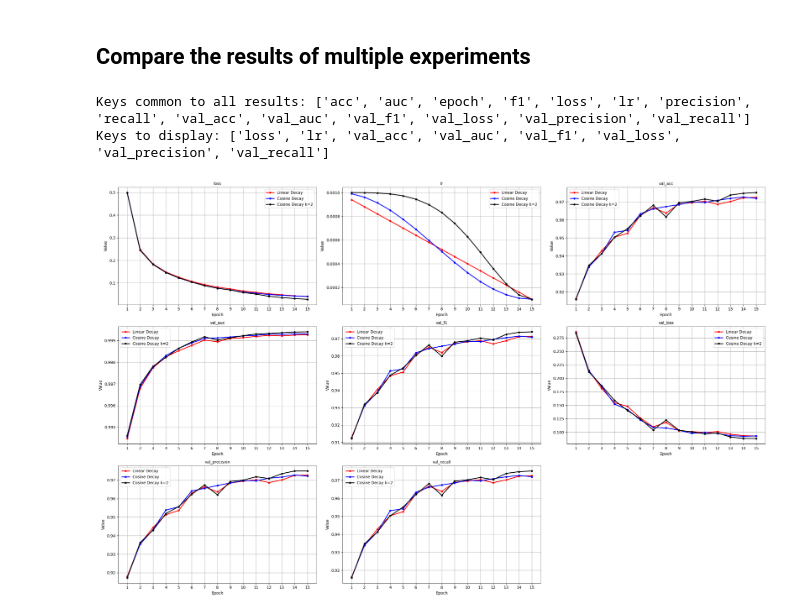
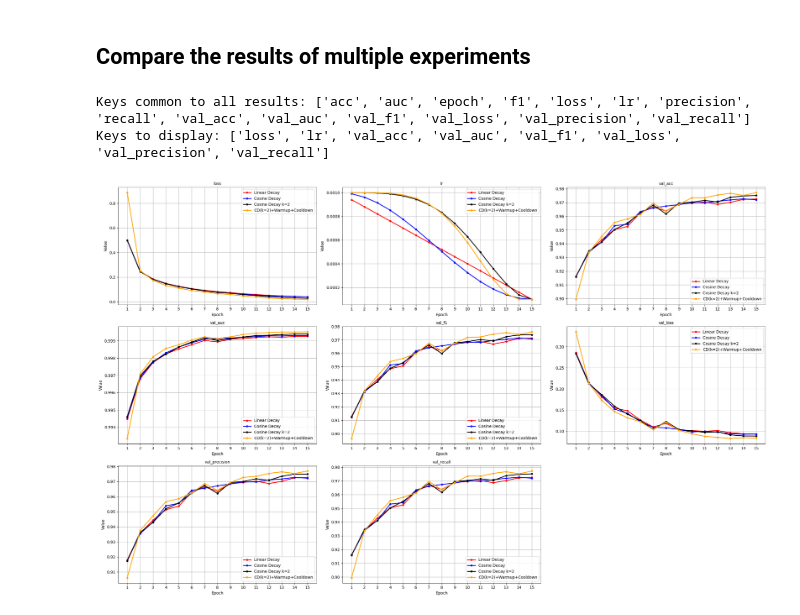
Before and after one commit to pgmesa/flamekit, a Jupyter notebook: examples/compare_results.ipynb, the cells around one changed output. Saved outputs shown, nothing was run; the diff lists cells and outputs as text; code cells hidden in the pictures.

```diff
--- a/examples/compare_results.ipynb
+++ b/examples/compare_results.ipynb
@@ -14,31 +14,32 @@ import pandas as pd
 # %%
 results = [
     './checkpoints/experiment_1/results.csv',
     './checkpoints/experiment_2/results.csv',
-    './checkpoints/experiment_3/results.csv'
+    './checkpoints/experiment_3/results.csv',
+    './checkpoints/experiment_4/results.csv'
 ]
-names = ['Linear Decay', 'Cosine Decay', 'Cosine Decay k=2']
+names = ['Linear Decay', 'Cosine Decay', 'Cosine Decay k=2', "CD(k=2)+Warmup+Cooldown"]
 
 results_dicts = []
 for fpath in results:
     if isinstance(fpath, str):
         fpath = Path(fpath)
     if not fpath.exists():
         raise FileNotFoundError(f"File not found: {fpath}")
     if not fpath.is_file():
         raise ValueError(f"Path is not a file: {fpath}")
     df = pd.read_csv(fpath)
     columns = [c.strip() for c in df.columns]
     df.columns = columns
     dic = {c:df[c].to_numpy() for c in columns}
     results_dicts.append(dic)
 
 metrics_to_display = ['lr', 'loss'] # And validation
 def filter_metrics(metrics):
     return [m for m in metrics if 'val_' in m or m in metrics_to_display]
 
-plot_results(results_dicts, names=names, dest_path=None, filter_keys=filter_metrics, verbose=True, colors=["red", "blue", "black"])
+plot_results(results_dicts, names=names, dest_path=None, filter_keys=filter_metrics, verbose=True, colors=["red", "blue", "black", "orange"])
 # %% [output]
 Keys common to all results: ['acc', 'auc', 'epoch', 'f1', 'loss', 'lr', 'precision', 'recall', 'val_acc', 'val_auc', 'val_f1', 'val_loss', 'val_precision', 'val_recall']
 Keys to display: ['loss', 'lr', 'val_acc', 'val_auc', 'val_f1', 'val_loss', 'val_precision', 'val_recall']
-[figure, old version]
+[figure, new version]
```
Also changed, not shown: 6 other files.
